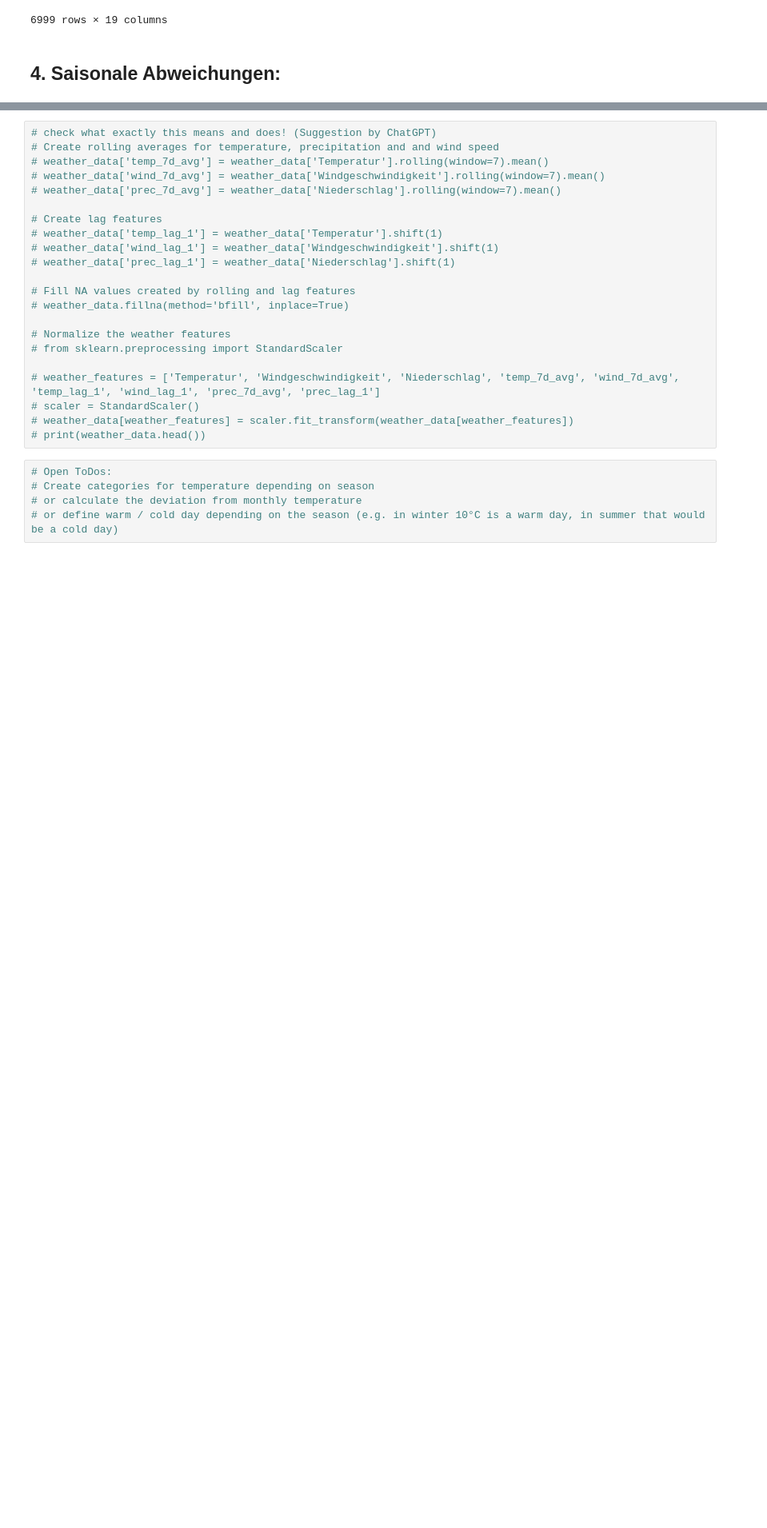
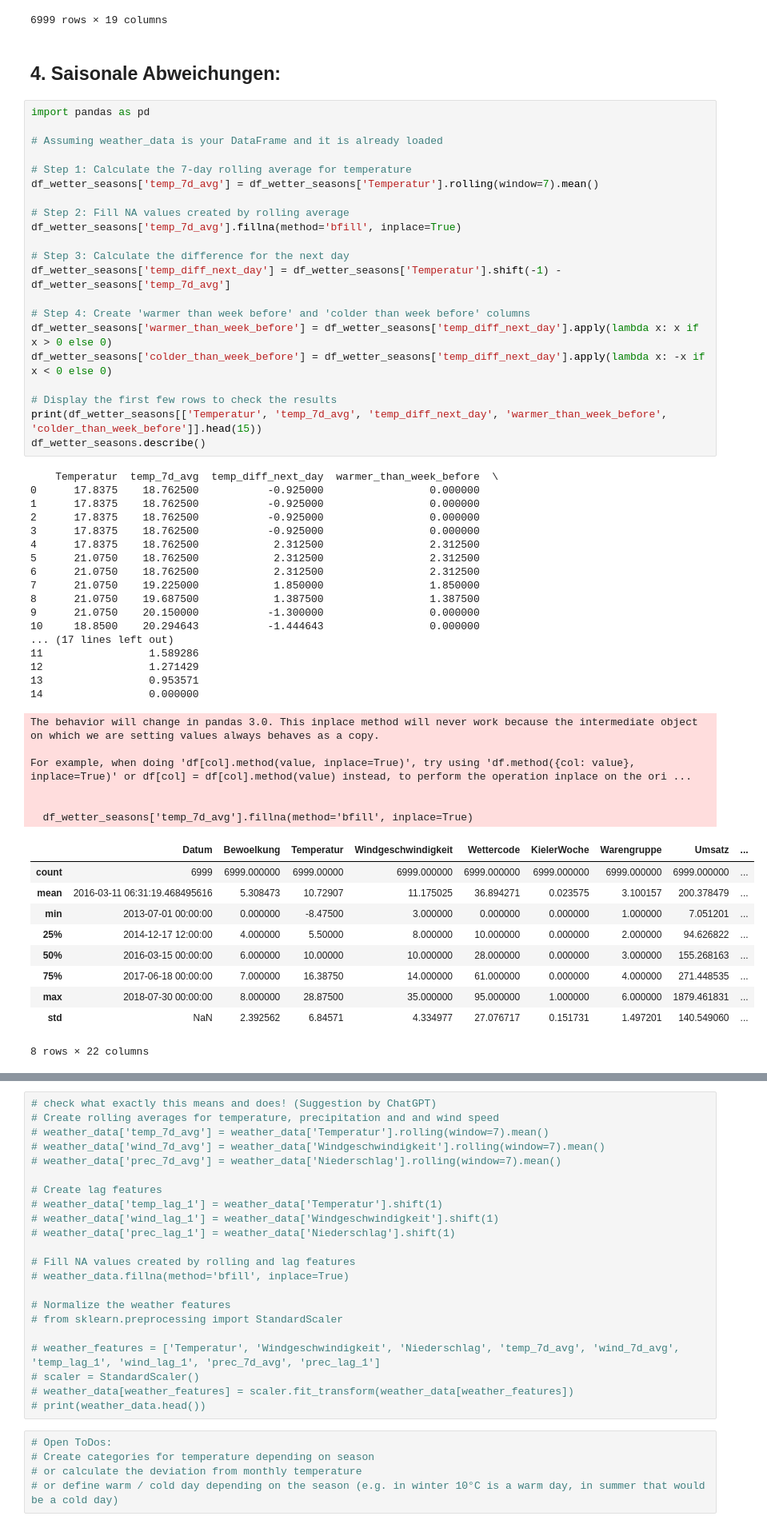
Before and after one commit to BossyNine/bakery_sales_prediction, a Jupyter notebook: 0_DataPreparation/6_weather_parameters.ipynb, the cells around one changed output, grey strips where cells are left out. Shown at 80% size. Drawn from its saved outputs; the diff is of its cells as text; blank space fills up the shorter version.

Commit message:
add deviation from average temperature

```diff
--- a/0_DataPreparation/6_weather_parameters.ipynb
+++ b/0_DataPreparation/6_weather_parameters.ipynb
@@ -472,3 +486,58 @@ df_wetter_seasons
 6999 rows × 19 columns
 # %% [markdown]
 ## 4. Saisonale Abweichungen:
+# %%
+import pandas as pd
+
+# Assuming weather_data is your DataFrame and it is already loaded
+
+# Step 1: Calculate the 7-day rolling average for temperature
+df_wetter_seasons['temp_7d_avg'] = df_wetter_seasons['Temperatur'].rolling(window=7).mean()
+
+# Step 2: Fill NA values created by rolling average
+df_wetter_seasons['temp_7d_avg'].fillna(method='bfill', inplace=True)
+
+# Step 3: Calculate the difference for the next day
+df_wetter_seasons['temp_diff_next_day'] = df_wetter_seasons['Temperatur'].shift(-1) - df_wetter_seasons['temp_7d_avg']
+
+# Step 4: Create 'warmer than week before' and 'colder than week before' columns
+df_wetter_seasons['warmer_than_week_before'] = df_wetter_seasons['temp_diff_next_day'].apply(lambda x: x if x > 0 else 0)
+df_wetter_seasons['colder_than_week_before'] = df_wetter_seasons['temp_diff_next_day'].apply(lambda x: -x if x < 0 else 0)
+
+# Display the first few rows to check the results
+print(df_wetter_seasons[['Temperatur', 'temp_7d_avg', 'temp_diff_next_day', 'warmer_than_week_before', 'colder_than_week_before']].head(15))
+df_wetter_seasons.describe()
+# %% [output]
+    Temperatur  temp_7d_avg  temp_diff_next_day  warmer_than_week_before  \
+0      17.8375    18.762500           -0.925000                 0.000000
+1      17.8375    18.762500           -0.925000                 0.000000
+2      17.8375    18.762500           -0.925000                 0.000000
+3      17.8375    18.762500           -0.925000                 0.000000
+4      17.8375    18.762500            2.312500                 2.312500
+5      21.0750    18.762500            2.312500                 2.312500
+6      21.0750    18.762500            2.312500                 2.312500
+7      21.0750    19.225000            1.850000                 1.850000
+8      21.0750    19.687500            1.387500                 1.387500
+9      21.0750    20.150000           -1.300000                 0.000000
+10     18.8500    20.294643           -1.444643                 0.000000
+... (17 lines left out)
+11                 1.589286
+12                 1.271429
+13                 0.953571
+14                 0.000000
+The behavior will change in pandas 3.0. This inplace method will never work because the intermediate object on which we are setting values always behaves as a copy.
+
+For example, when doing 'df[col].method(value, inplace=True)', try using 'df.method({col: value}, inplace=True)' or df[col] = df[col].method(value) instead, to perform the operation inplace on the ori ...
+
+
+  df_wetter_seasons['temp_7d_avg'].fillna(method='bfill', inplace=True)
+|  | Datum | Bewoelkung | Temperatur | Windgeschwindigkeit | Wettercode | KielerWoche | Warengruppe | Umsatz | ... |
+| count | 6999 | 6999.000000 | 6999.00000 | 6999.000000 | 6999.000000 | 6999.000000 | 6999.000000 | 6999.000000 | ... |
+| mean | 2016-03-11 06:31:19.468495616 | 5.308473 | 10.72907 | 11.175025 | 36.894271 | 0.023575 | 3.100157 | 200.378479 | ... |
+| min | 2013-07-01 00:00:00 | 0.000000 | -8.47500 | 3.000000 | 0.000000 | 0.000000 | 1.000000 | 7.051201 | ... |
+| 25% | 2014-12-17 12:00:00 | 4.000000 | 5.50000 | 8.000000 | 10.000000 | 0.000000 | 2.000000 | 94.626822 | ... |
+| 50% | 2016-03-15 00:00:00 | 6.000000 | 10.00000 | 10.000000 | 28.000000 | 0.000000 | 3.000000 | 155.268163 | ... |
+| 75% | 2017-06-18 00:00:00 | 7.000000 | 16.38750 | 14.000000 | 61.000000 | 0.000000 | 4.000000 | 271.448535 | ... |
+| max | 2018-07-30 00:00:00 | 8.000000 | 28.87500 | 35.000000 | 95.000000 | 1.000000 | 6.000000 | 1879.461831 | ... |
+| std | NaN | 2.392562 | 6.84571 | 4.334977 | 27.076717 | 0.151731 | 1.497201 | 140.549060 | ... |
+8 rows × 22 columns
```
Also changed, not shown: parts of 3 cells of this notebook, 1 other file.
